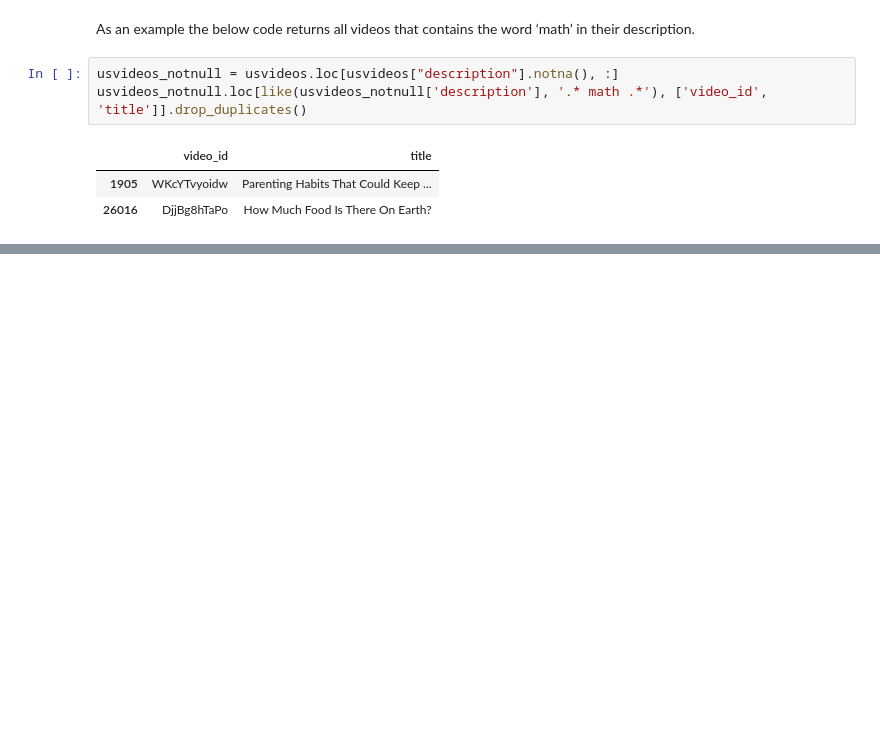
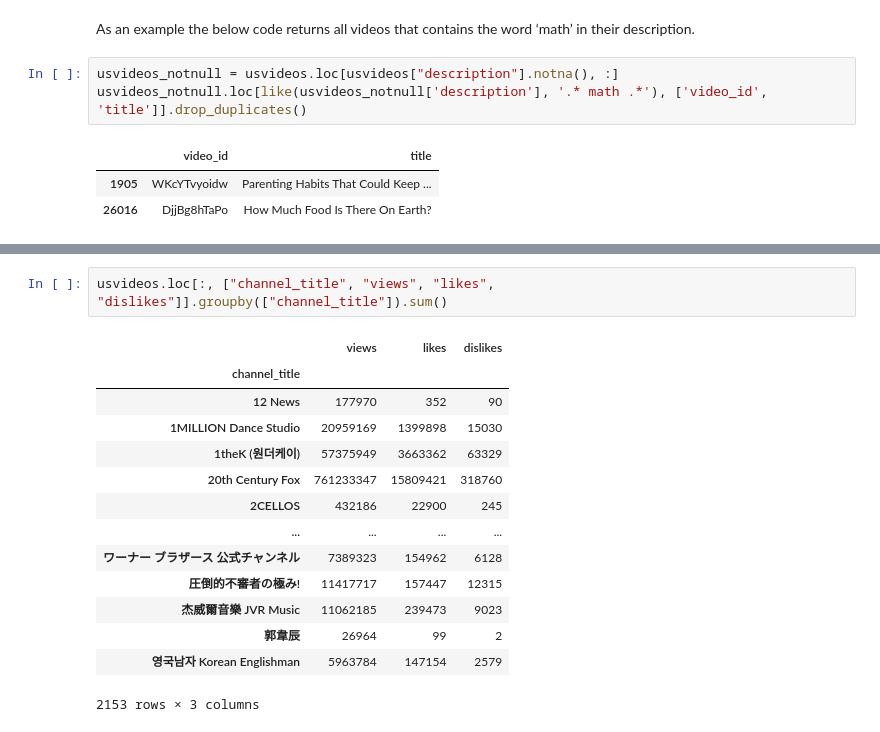
Before and after one commit to stevenkhwun/P4DS, a Jupyter notebook: SQL_in_Python_MediumArticle.ipynb, the cells around one changed output, grey strips where cells are left out. Drawn from its saved outputs; the diff is of its cells as text; blank space fills up the shorter version.

```diff
--- a/SQL_in_Python_MediumArticle.ipynb
+++ b/SQL_in_Python_MediumArticle.ipynb
@@ -571,0 +326,17 @@ tips.groupby(["smoker", "day"]).agg({"tip": [np.size, np.mean]})
+# %%
+usvideos.loc[:, ["channel_title", "views", "likes", "dislikes"]].groupby(["channel_title"]).sum()
+# %% [output]
+|  | views | likes | dislikes |
+| channel_title |  |  |  |
+| 12 News | 177970 | 352 | 90 |
+| 1MILLION Dance Studio | 20959169 | 1399898 | 15030 |
+| 1theK (원더케이) | 57375949 | 3663362 | 63329 |
+| 20th Century Fox | 761233347 | 15809421 | 318760 |
+| 2CELLOS | 432186 | 22900 | 245 |
+| ... | ... | ... | ... |
+| ワーナー ブラザース 公式チャンネル | 7389323 | 154962 | 6128 |
+| 圧倒的不審者の極み! | 11417717 | 157447 | 12315 |
+| 杰威爾音樂 JVR Music | 11062185 | 239473 | 9023 |
+| 郭韋辰 | 26964 | 99 | 2 |
+| 영국남자 Korean Englishman | 5963784 | 147154 | 2579 |
+2153 rows × 3 columns
```
Also changed, not shown: parts of 34 cells of this notebook.
